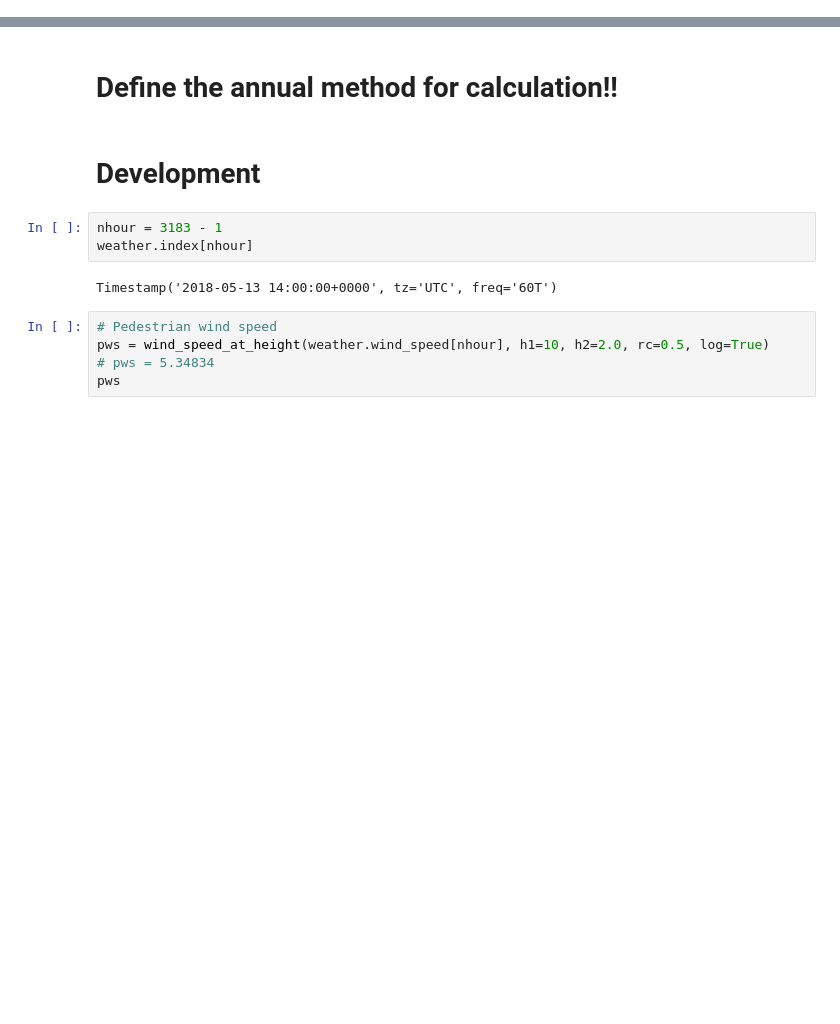
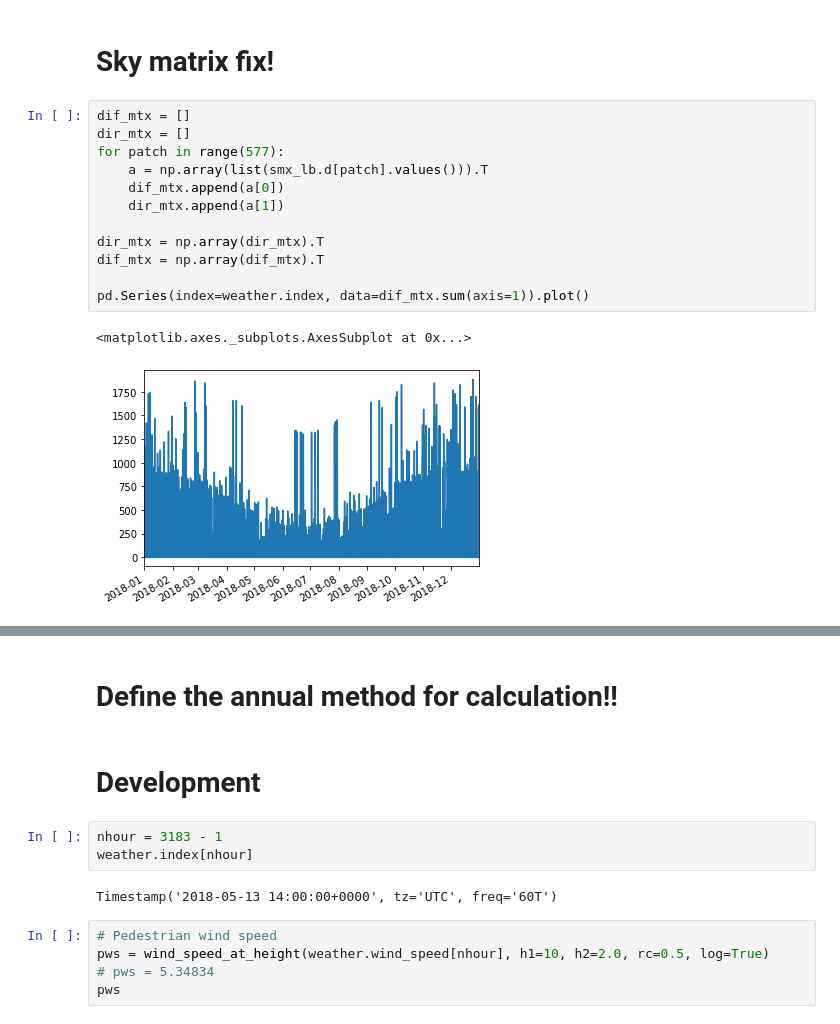
Before and after one commit to cycle13/climate, a Jupyter notebook: test.ipynb, the cells around one changed output, grey strips where cells are left out. Drawn from its saved outputs; the diff is of its cells as text; blank space fills up the shorter version.

```diff
--- a/test.ipynb
+++ b/test.ipynb
@@ -14,0 +41,17 @@ Diffuse sky matrix calculated: C:\Users\tgerrish\Documents\GitHub\climate\test\w
+# %% [markdown]
+# Sky matrix fix!
+# %%
+dif_mtx = []
+dir_mtx = []
+for patch in range(577):
+    a = np.array(list(smx_lb.d[patch].values())).T
+    dif_mtx.append(a[0])
+    dir_mtx.append(a[1])
+
+dir_mtx = np.array(dir_mtx).T
+dif_mtx = np.array(dif_mtx).T
+
+pd.Series(index=weather.index, data=dif_mtx.sum(axis=1)).plot()
+# %% [output]
+<matplotlib.axes._subplots.AxesSubplot at 0x...>
+[figure, added]
```
Also changed, not shown: parts of 11 cells of this notebook, 10 other files.
